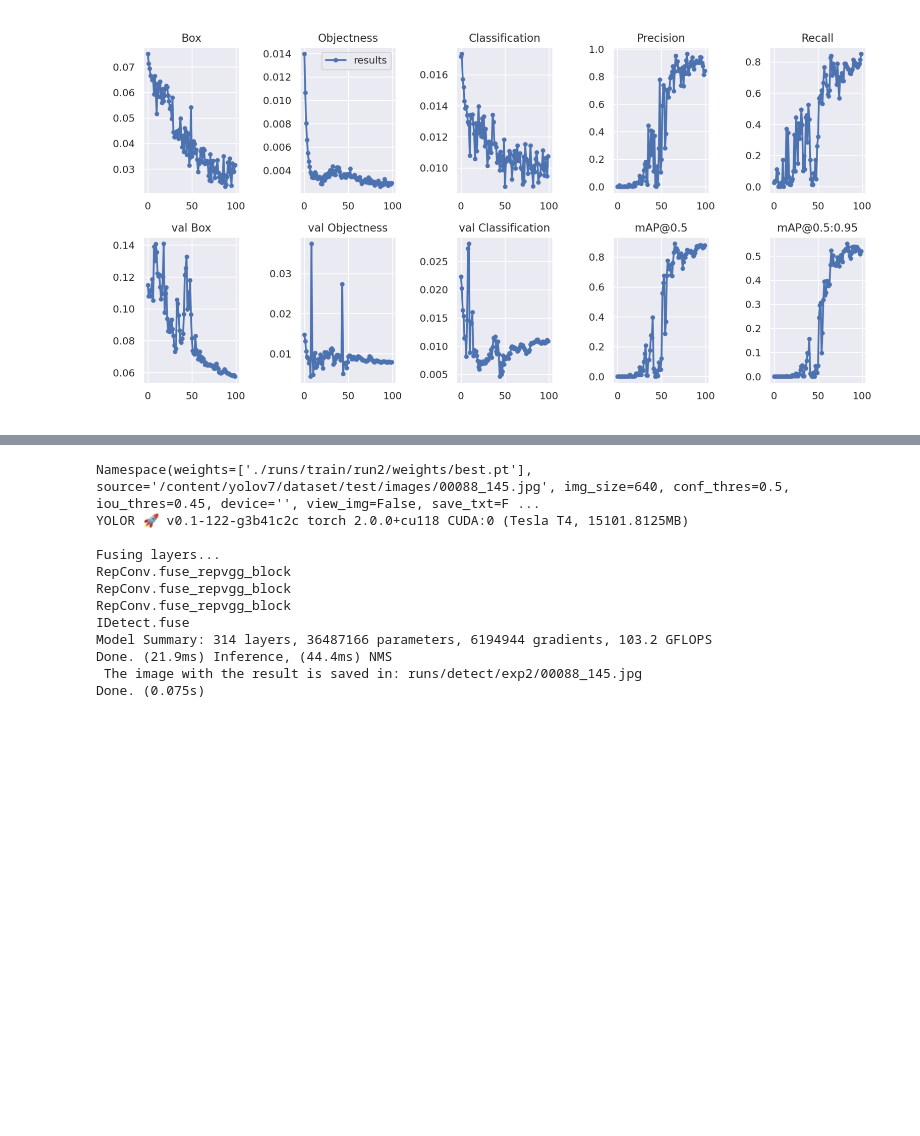
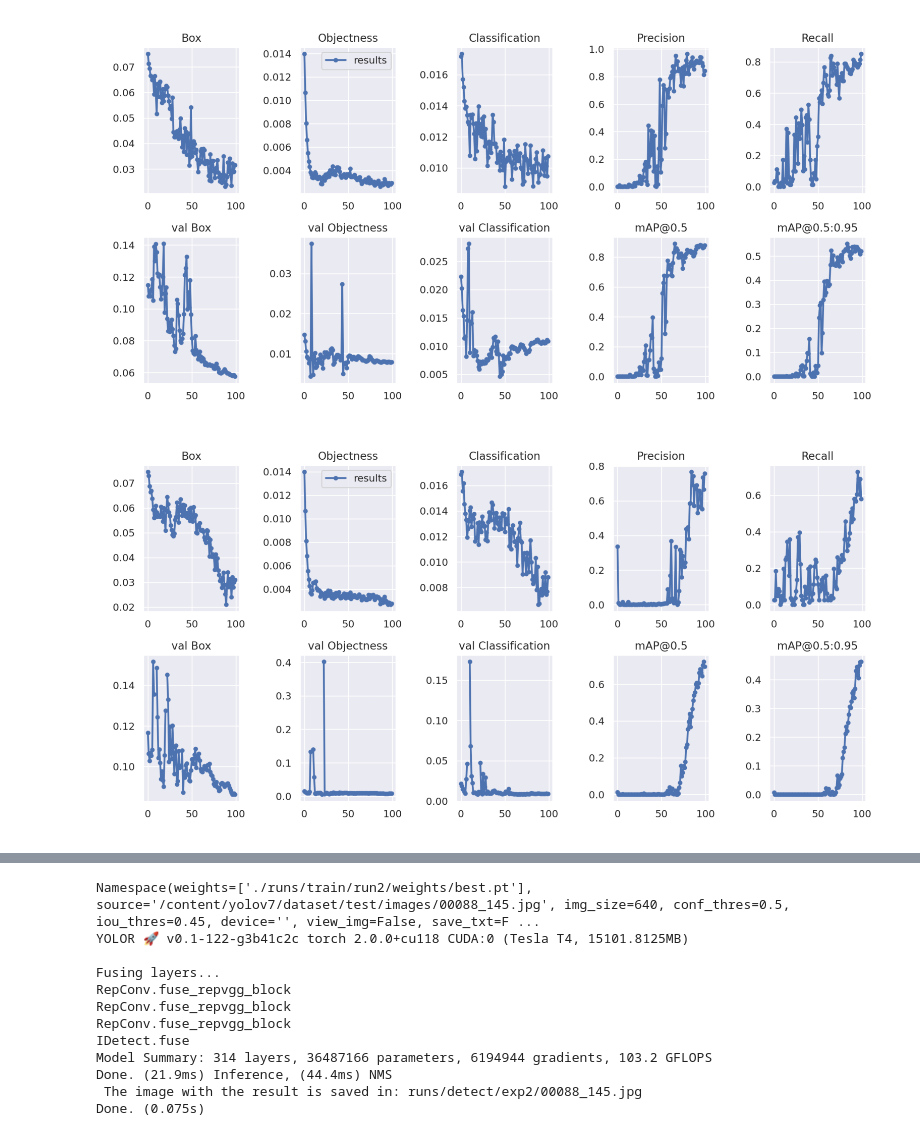
Before and after one commit to manasmaskar/brainTumor, a Jupyter notebook: brain2.ipynb, the cells around one changed output, grey strips where cells are left out. Drawn from its saved outputs; the diff is of its cells as text; code cells hidden in the pictures; blank space fills up the shorter version.

```diff
--- a/brain2.ipynb
+++ b/brain2.ipynb
@@ -316,4 +329,14 @@ plt.axis('off')
 plt.show()
 # %% [output]
 [figure]
+# %%
+
+
+img = plt.imread('/content/drive/MyDrive/brain2/yoloV7_rs/r12/results.png')
+plt.figure(figsize=(20,15))
+plt.imshow(img)
+plt.axis('off')
+plt.show()
+# %% [output]
+[figure, added]
 # %%
```
Also changed, not shown: parts of 13 cells of this notebook.
